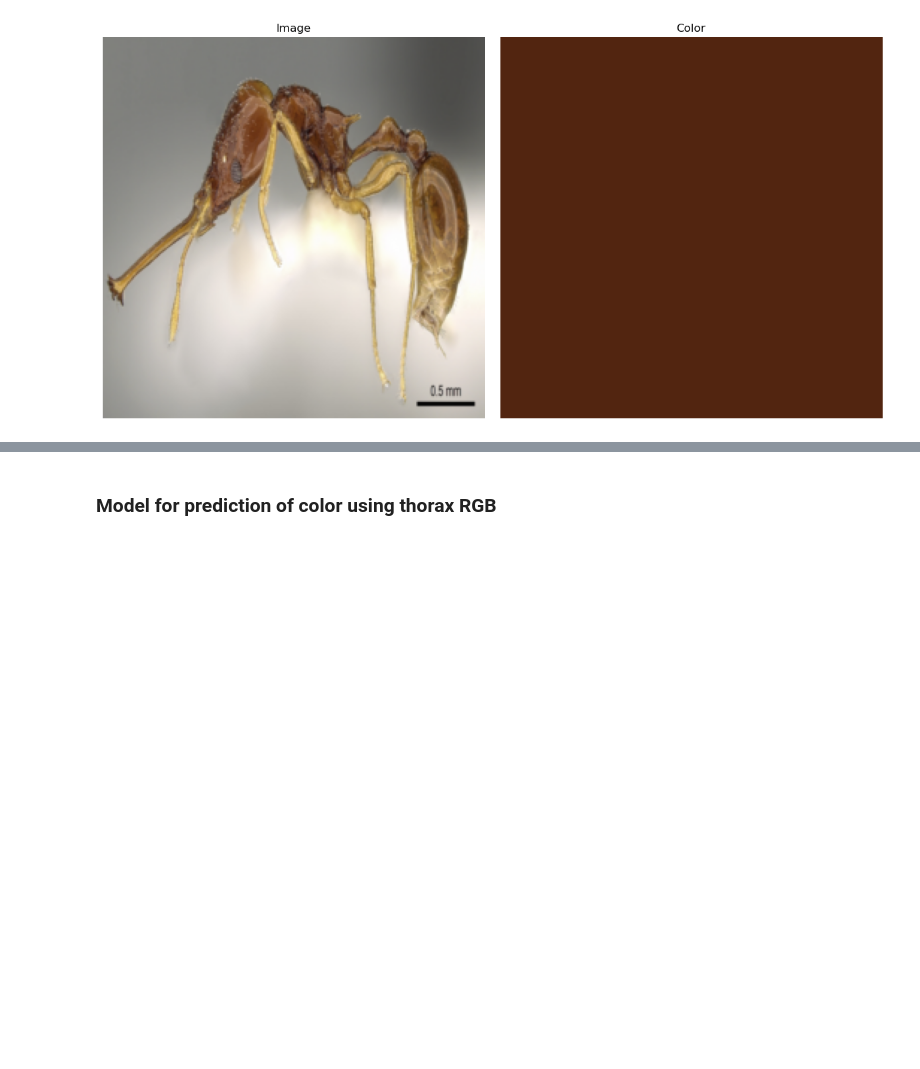
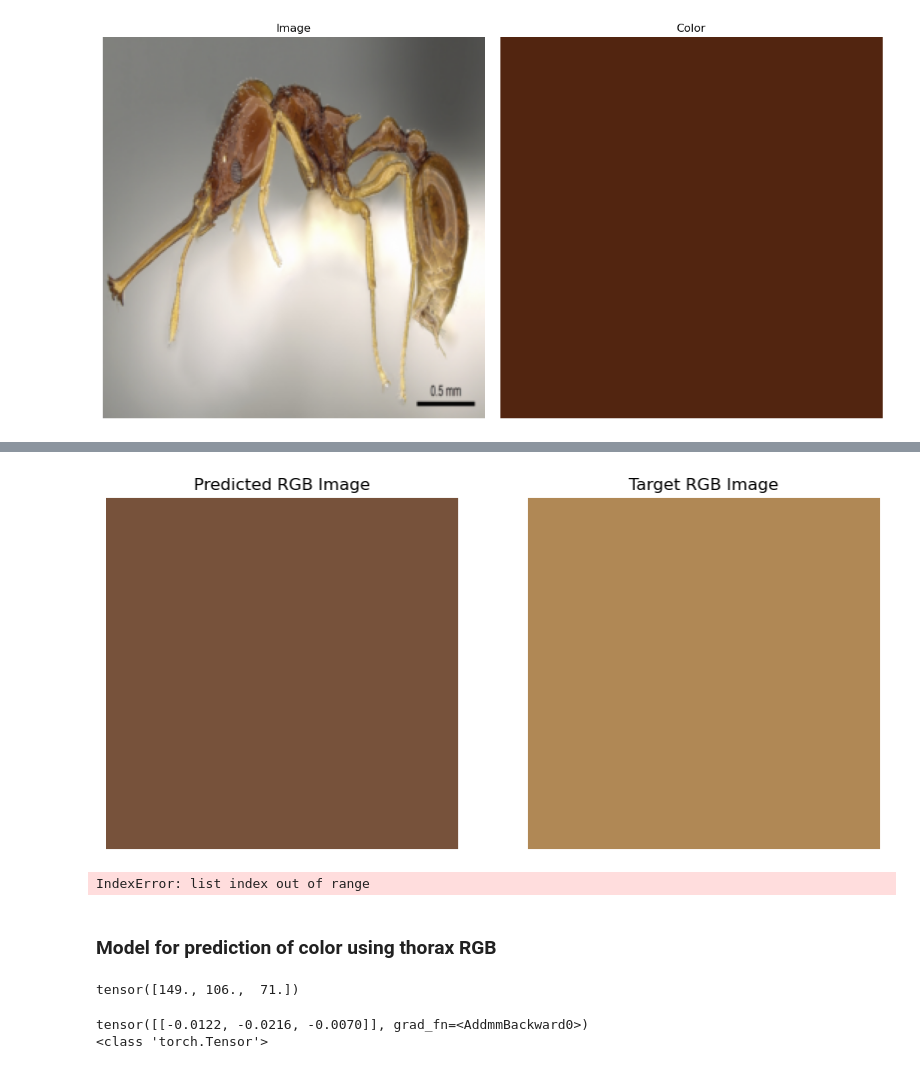
Before and after one commit to CS-433/ml-project-2-kalamariunionen, a Jupyter notebook: preparing_data.ipynb, the cells around one changed output, grey strips where cells are left out. Cells and saved outputs as stored; diff of their text form; code cells hidden in the pictures; blank space fills up the shorter version.

Commit message:
CNN for predicting color

```diff
--- a/preparing_data.ipynb
+++ b/preparing_data.ipynb
@@ -414,7 +437,7 @@ for img, label in train_dataset:
     ax[0].set_title("Image")
     ax[0].axis("off")
 
-    rgb_image = np.ones((10, 10, 3), dtype=int) * np.array(label)
+    rgb_image = np.ones((10, 10, 3), dtype=int) * np.array(label)/255
 
     ax[1].imshow(rgb_image)
     ax[1].set_title("Color")
@@ -428,0 +470,3 @@ Image shape: torch.Size([3, 256, 256])
+# %%
+train_loader = torch.utils.data.DataLoader(train_dataset, batch_size=50, shuffle=True, num_workers=8)
+val_loader = torch.utils.data.DataLoader(val_dataset, batch_size=50, shuffle=False, num_workers=8)
@@ -428,0 +496,15 @@ Image shape: torch.Size([3, 256, 256])
+# %%
+model.eval()  # Set the model to evaluation mode
+val_loss = 0.0
+
+output_colors = []
+target_colors = []
+with torch.no_grad():  # No gradients needed for evaluation
+    for inputs, targets in val_loader:  # Assuming `val_loader` is your validation data loader
+        outputs = model(inputs)
+        output_colors.append(outputs)
+        target_colors.append(targets)
+        loss = criterion(outputs, targets)
+        val_loss += loss.item()
+
+print(f'Validation Loss: {val_loss / len(val_loader):.4f}')
@@ -429,2 +536,33 @@ Image shape: torch.Size([3, 256, 256])
+# %%
+for i in range(0,20):
+
+    # Create a blank image (100x100 pixels) with the RGB values
+    output_image = np.zeros((100, 100, 3), dtype=np.uint8)
+    output_image[:, :, 0] = output_colors[i][0,0]
+    output_image[:, :, 1] = output_colors[i][0,1]
+    output_image[:, :, 2] = output_colors[i][0,2]
+
+    target_image = np.zeros((100, 100, 3), dtype=np.uint8)
+    target_image[:, :, 0] = target_colors[i][0,0]
+    target_image[:, :, 1] = target_colors[i][0,1]
+    target_image[:, :, 2] = target_colors[i][0,2]
+
+    # Plot the images
+    fig, axes = plt.subplots(1, 2, figsize=(10, 5))
+
+    # Plot predicted RGB image
+    axes[0].imshow(output_image)
+    axes[0].set_title("Predicted RGB Image")
+    axes[0].axis('off')  # Hide axes
+
+    # Plot target RGB image
+    axes[1].imshow(target_image)
+    axes[1].set_title("Target RGB Image")
+    axes[1].axis('off')  # Hide axes
+
+    plt.show()
+# %% [output]
+[figure, added]
+IndexError: list index out of range
 # %% [markdown]
 ### Model for prediction of color using thorax RGB
@@ -430,0 +612,4 @@ Image shape: torch.Size([3, 256, 256])
+# %%
+print(y)
+# %% [output]
+tensor([149., 106.,  71.])
@@ -430,0 +620,6 @@ Image shape: torch.Size([3, 256, 256])
+# %%
+print(logits)
+print(type(logits))
+# %% [output]
+tensor([[-0.0122, -0.0216, -0.0070]], grad_fn=<AddmmBackward0>)
+<class 'torch.Tensor'>
```
Also changed, not shown: parts of 21 cells of this notebook, 6 other files.
